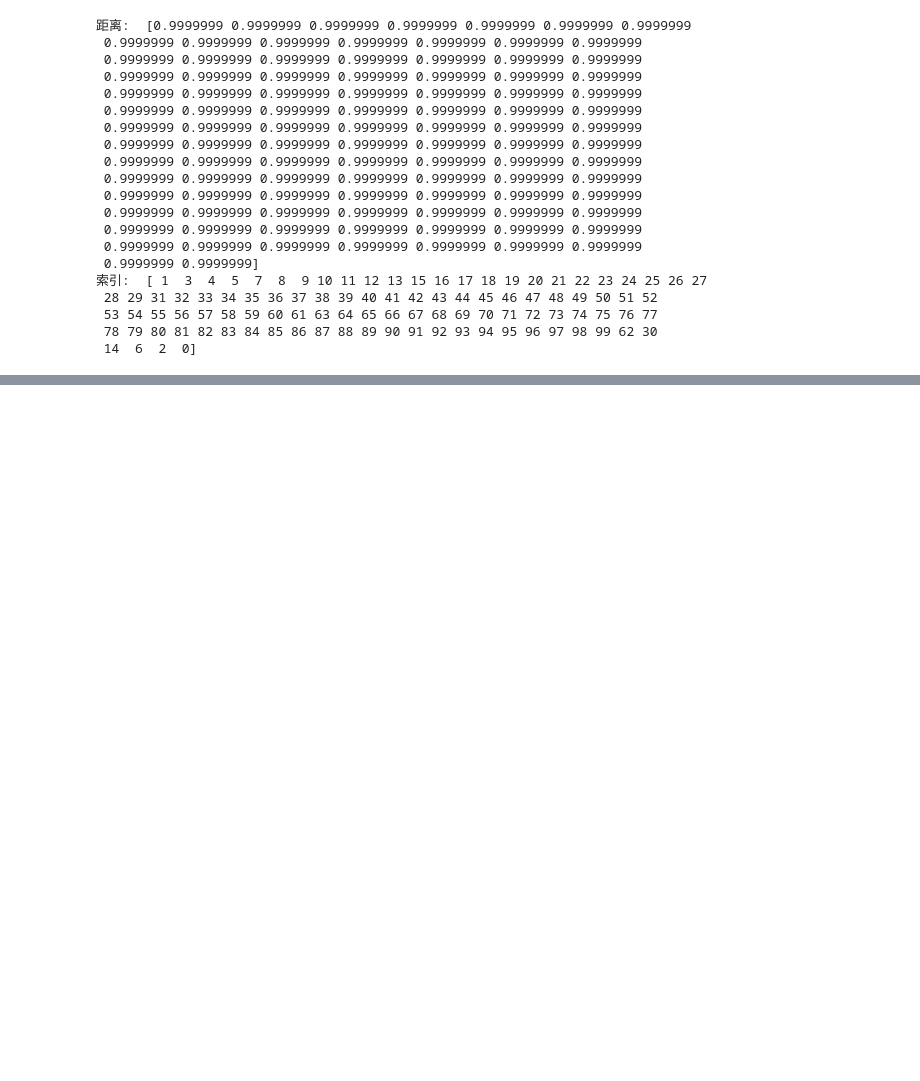
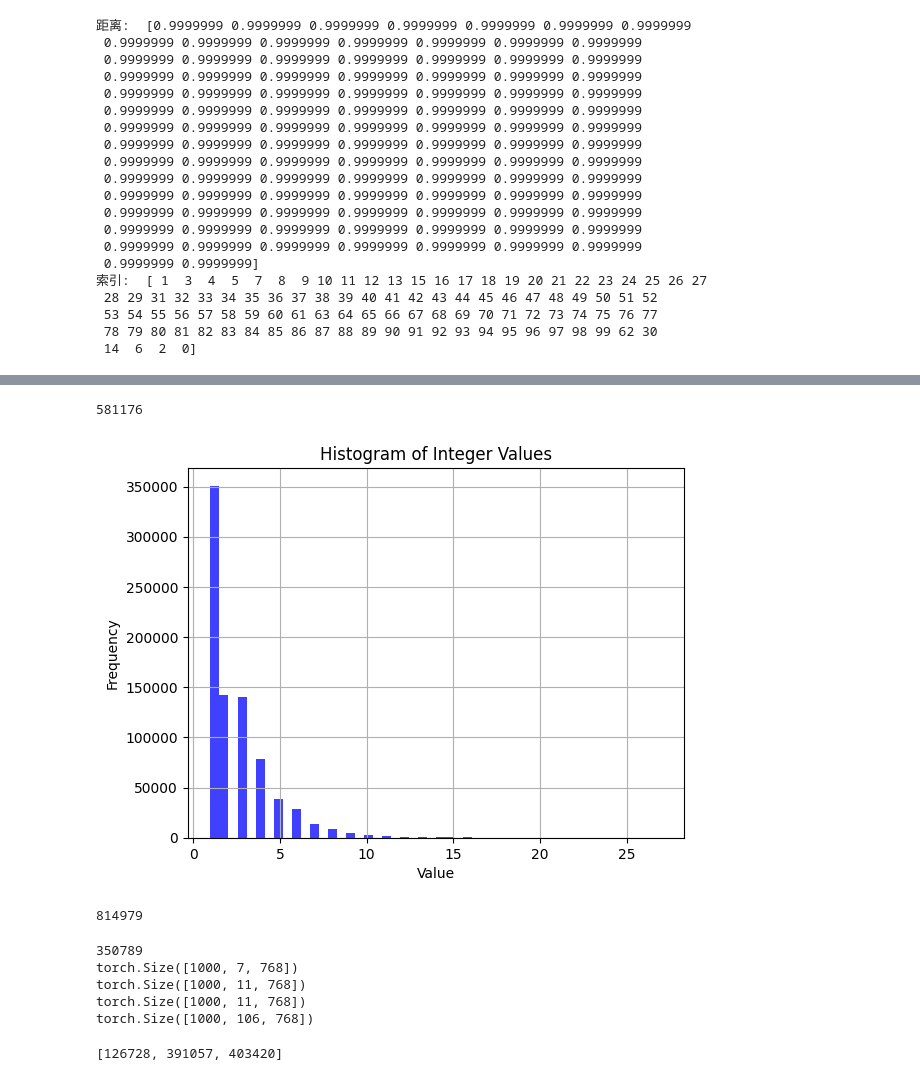
Before and after one commit to hellocym/text2knowledge, a Jupyter notebook: data/load_data.ipynb, the cells around one changed output, grey strips where cells are left out. Cells and saved outputs as stored; diff of their text form; code cells hidden in the pictures; blank space fills up the shorter version.

```diff
--- a/data/load_data.ipynb
+++ b/data/load_data.ipynb
@@ -118,0 +153,5 @@ print("索引: ", I.flatten())
+# %%
+names = df.loc[:,'name'].to_list()
+len(names)
+# %% [output]
+581176
@@ -118,0 +161,50 @@ print("索引: ", I.flatten())
+# %%
+import pandas as pd
+
+file_path = 'entities.tsv'
+df = pd.read_csv(file_path, sep='\t')
+names = df.loc[:,'name'].to_list()
+# %%
+lens = [len(name.split()) for name in names]
+# %%
+import matplotlib.pyplot as plt
+import numpy as np
+
+# Example list of integers
+data = lens[:] # Generating a sample list of integers
+
+# Plotting the histogram
+plt.hist(data, bins=50, alpha=0.75, color='blue')
+plt.xlabel('Value')
+plt.ylabel('Frequency')
+plt.title('Histogram of Integer Values')
+plt.grid(True)
+plt.show()
+# %% [output]
+[figure, added]
+# %%
+len(names)
+# %% [output]
+814979
+# %%
+chunk_len = 1000
+
+for i in range(1, 27+1):
+    l = [name for j, name in enumerate(names) if len(name.split()) == i]
+    idx = [j for j, name in enumerate(names) if len(name.split()) == i]
+    print(len(l))
+    for j in range(len(l) // chunk_len):
+        inputs = tokenizer(l[j*chunk_len:(j+1)*chunk_len], return_tensors=True, padding=True)
+        outputs = model(**inputs)
+        print(outputs.word_embeddings.shape)
+        exit()
+# %% [output]
+350789
+torch.Size([1000, 7, 768])
+torch.Size([1000, 11, 768])
+torch.Size([1000, 11, 768])
+torch.Size([1000, 106, 768])
+# %%
+[i for i, name in enumerate(names) if len(name.split()) == 26]
+# %% [output]
+[126728, 391057, 403420]
```
Also changed, not shown: parts of 9 cells of this notebook, 1 other file.
